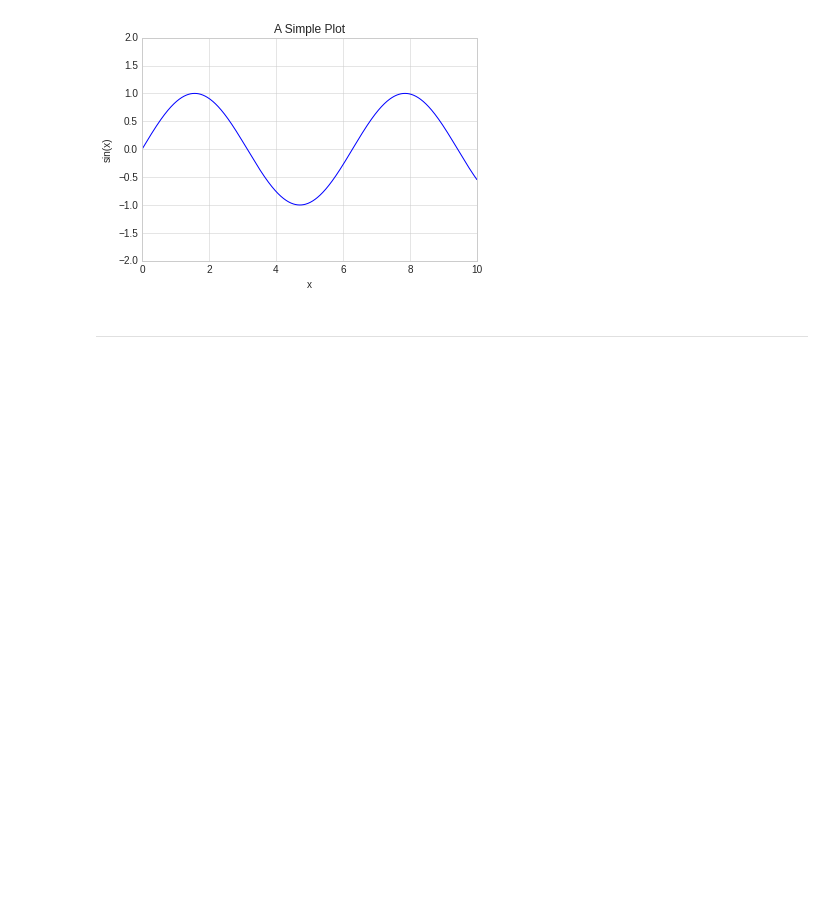
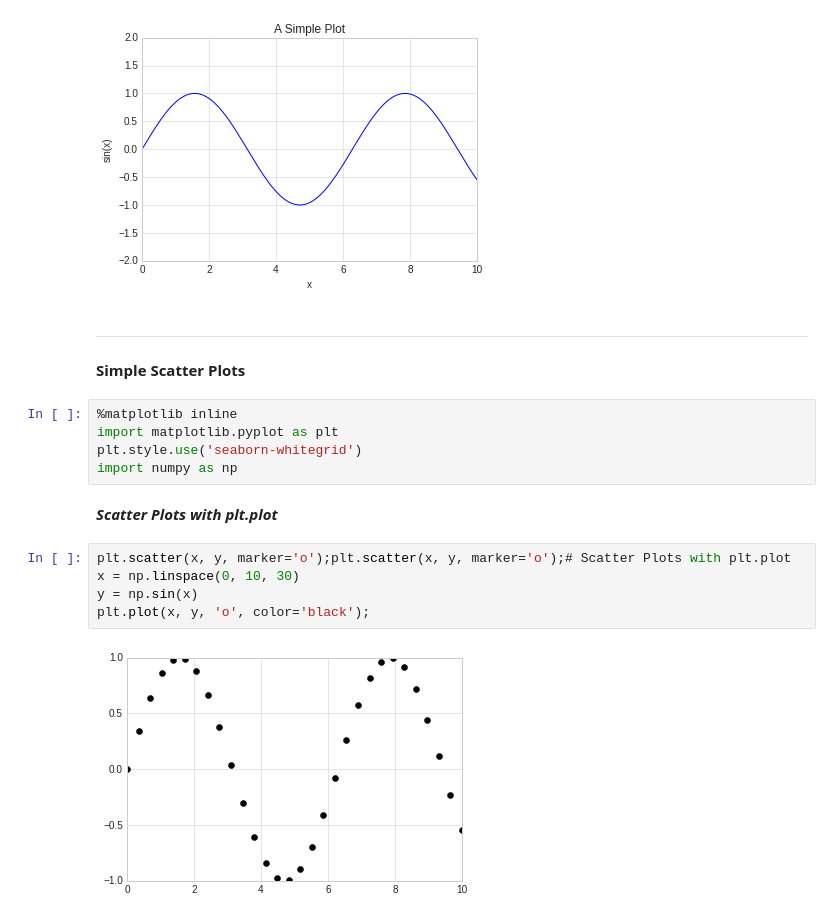
Before and after one commit to deep0892/ml_modeling, a Jupyter notebook: Matplotlib/Visualization_with_Matplotlib.ipynb, the cells around one changed output. Saved outputs shown, nothing was run; the diff lists cells and outputs as text; blank space fills up the shorter version.

Commit message:
matplotlib Simple Scatter Plots

```diff
--- a/Matplotlib/Visualization_with_Matplotlib.ipynb
+++ b/Matplotlib/Visualization_with_Matplotlib.ipynb
@@ -256 +254,17 @@ ax.set(
 ---
+# %% [markdown]
+**Simple Scatter Plots**
+# %%
+%matplotlib inline
+import matplotlib.pyplot as plt
+plt.style.use('seaborn-whitegrid')
+import numpy as np
+# %% [markdown]
+***Scatter Plots with plt.plot***
+# %%
+plt.scatter(x, y, marker='o');plt.scatter(x, y, marker='o');# Scatter Plots with plt.plot
+x = np.linspace(0, 10, 30)
+y = np.sin(x)
+plt.plot(x, y, 'o', color='black');
+# %% [output]
+[figure, added]
```
Also changed, not shown: parts of 9 cells of this notebook.
